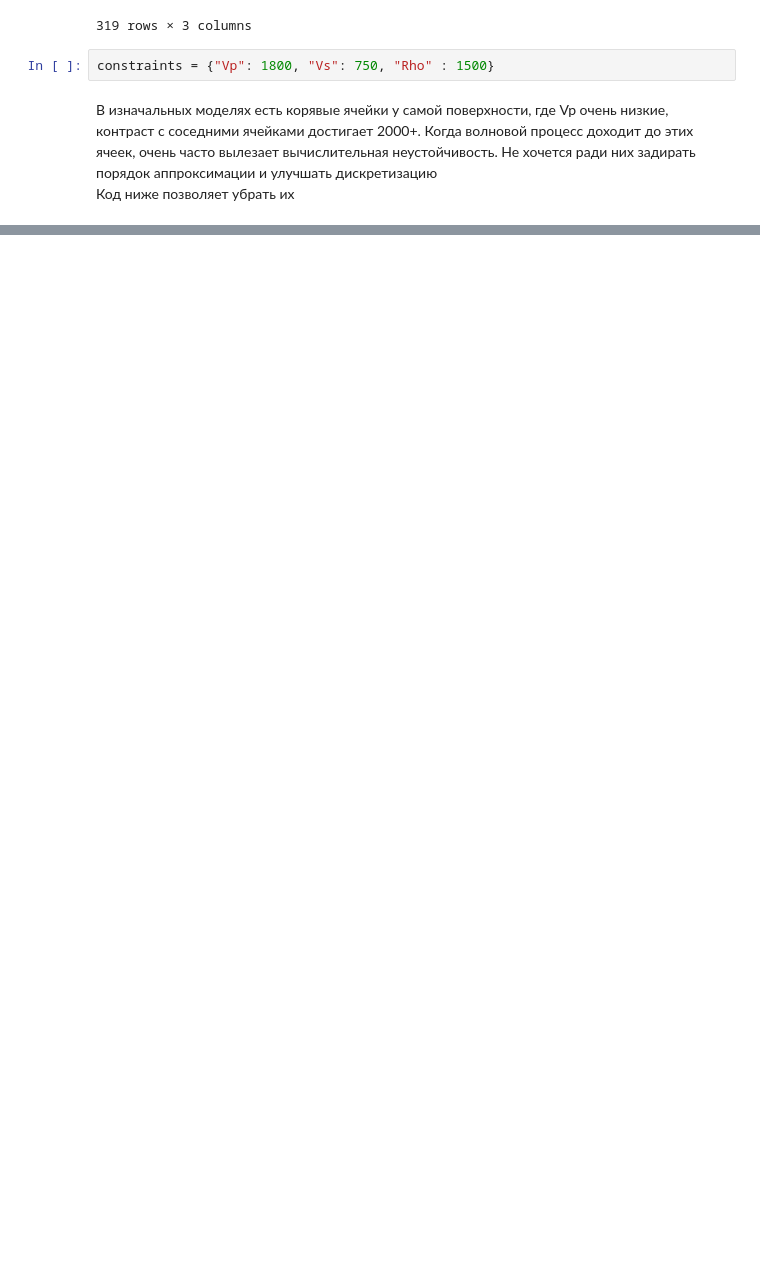
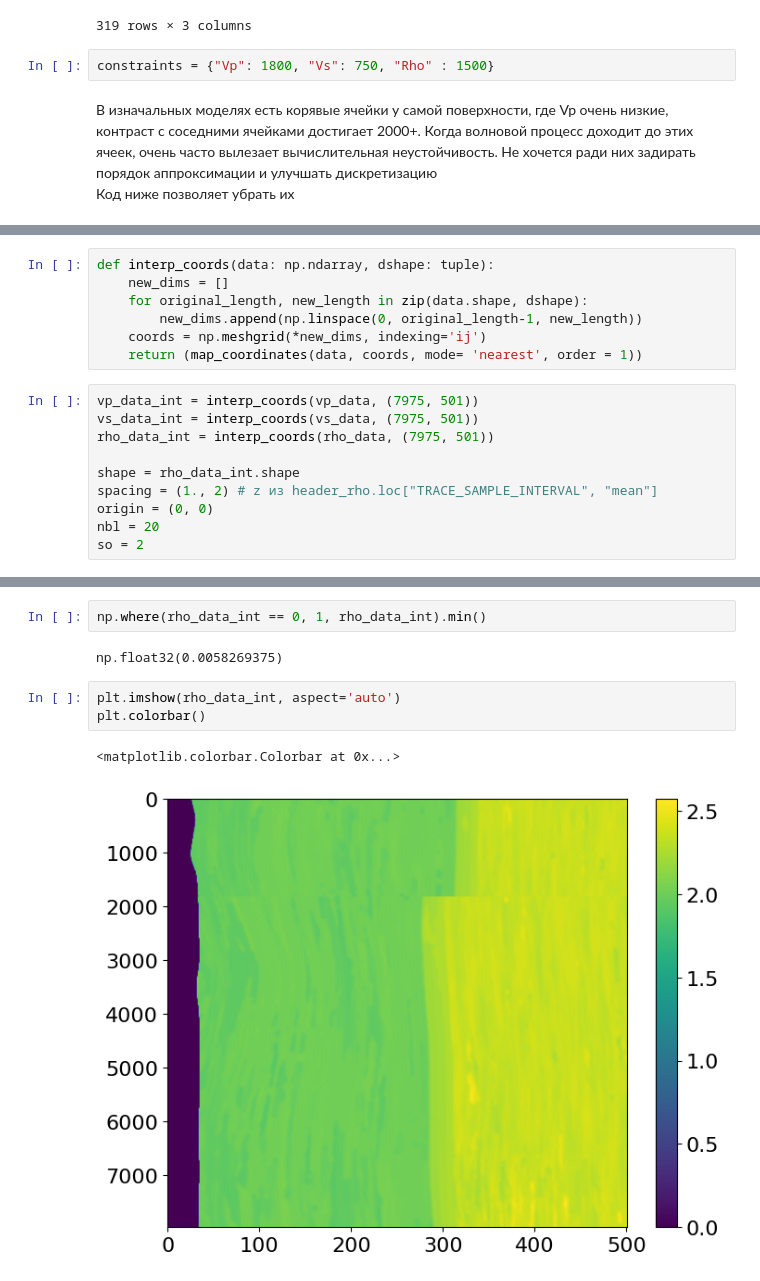
Before and after one commit to spaceswimmer/Seismic_modeling, a Jupyter notebook: 2d_vankor.ipynb, the cells around one changed output, grey strips where cells are left out. Drawn from its saved outputs; the diff is of its cells as text; blank space fills up the shorter version.

```diff
--- a/2d_vankor.ipynb
+++ b/2d_vankor.ipynb
@@ -83,0 +99,17 @@ for i, scenario in enumerate(scenarios[:1]): #single check
+# %%
+def interp_coords(data: np.ndarray, dshape: tuple):
+    new_dims = []
+    for original_length, new_length in zip(data.shape, dshape):
+        new_dims.append(np.linspace(0, original_length-1, new_length))
+    coords = np.meshgrid(*new_dims, indexing='ij')
+    return (map_coordinates(data, coords, mode= 'nearest', order = 1))
+# %%
+vp_data_int = interp_coords(vp_data, (7975, 501))
+vs_data_int = interp_coords(vs_data, (7975, 501))
+rho_data_int = interp_coords(rho_data, (7975, 501))
+
+shape = rho_data_int.shape
+spacing = (1., 2) # z из header_rho.loc["TRACE_SAMPLE_INTERVAL", "mean"]
+origin = (0, 0)
+nbl = 20
+so = 2
@@ -83,0 +147,10 @@ for i, scenario in enumerate(scenarios[:1]): #single check
+# %%
+np.where(rho_data_int == 0, 1, rho_data_int).min()
+# %% [output]
+np.float32(0.0058269375)
+# %%
+plt.imshow(rho_data_int, aspect='auto')
+plt.colorbar()
+# %% [output]
+<matplotlib.colorbar.Colorbar at 0x...>
+[figure, added]
```
Also changed, not shown: parts of 20 cells of this notebook, 2 other files.
